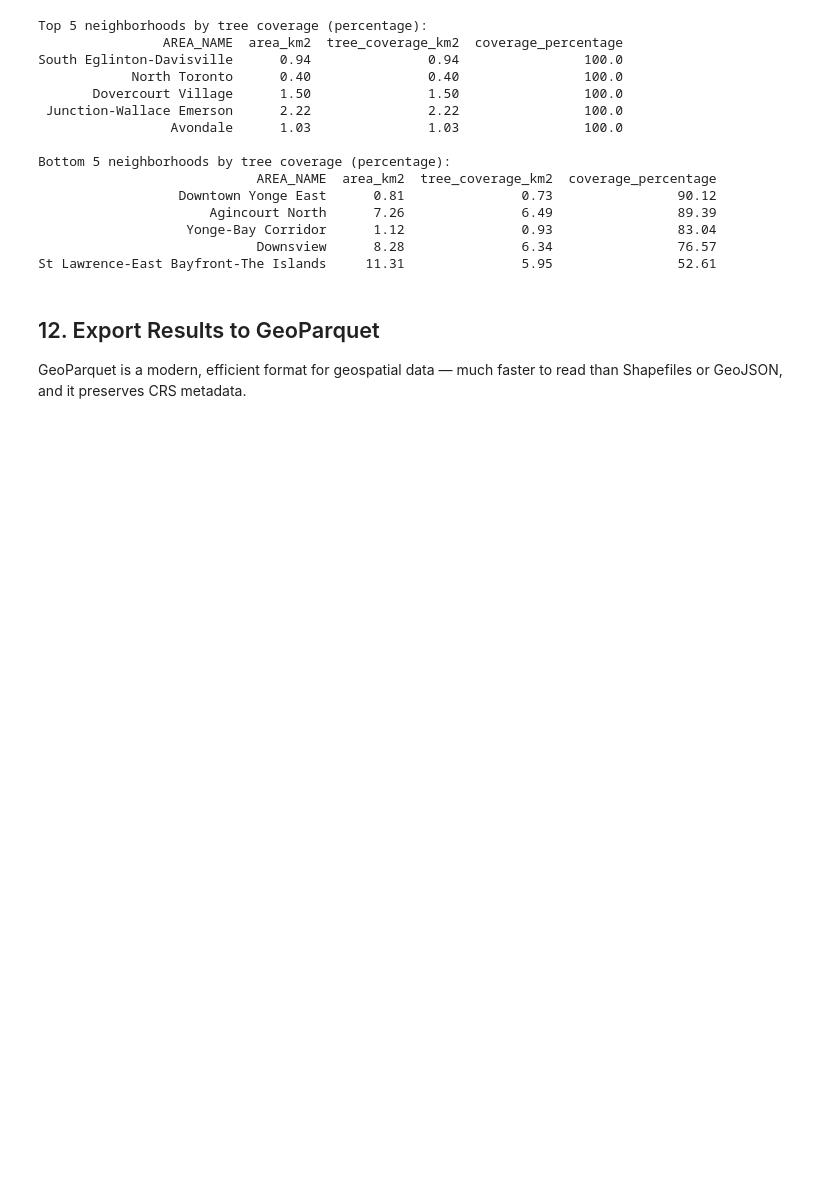
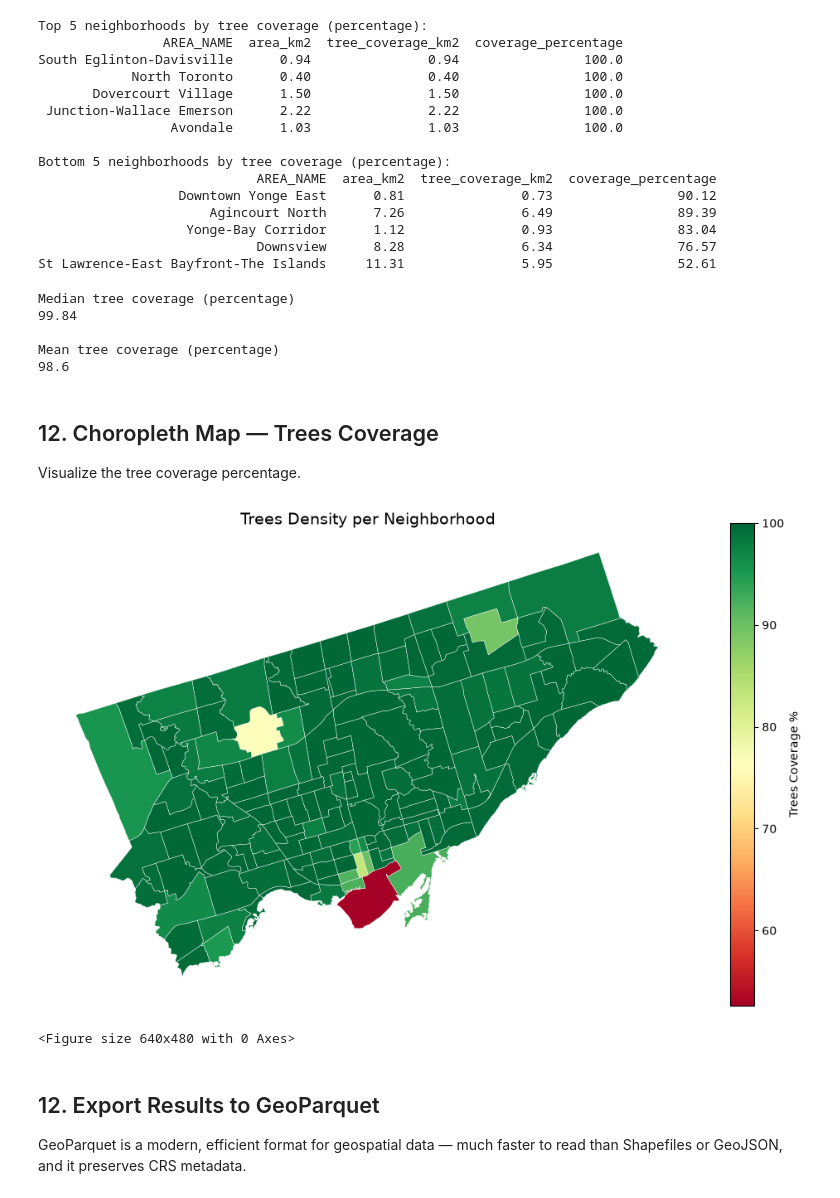
Before and after one commit to AdrianChC/tor-trees-analysis, a Jupyter notebook: analysis.ipynb, the cells around one changed output. Drawn from its saved outputs; the diff is of its cells as text; code cells hidden in the pictures; blank space fills up the shorter version.

```diff
--- a/analysis.ipynb
+++ b/analysis.ipynb
@@ -335,12 +375,6 @@ neigh_with_coverage = (
 neigh_with_coverage['coverage_percentage'] = (
     100 * neigh_with_coverage['tree_coverage_km2'] / neigh_with_coverage['area_km2']
 ).round(2)
-# %%
-# clean dataframe
-neigh_with_coverage = (
-    neigh_with_coverage[
-        ["AREA_NAME", "tree_count", "area_km2", "tree_coverage_km2", "coverage_percentage","geometry"]]
-)
 # %%
 # Top 5 covered neighborhoods
 densest = neigh_with_coverage.nlargest(5, 'coverage_percentage')
@@ -372,6 +406,44 @@ Bottom 5 neighborhoods by tree coverage (percentage):
                    Yonge-Bay Corridor      1.12               0.93                83.04
                             Downsview      8.28               6.34                76.57
 St Lawrence-East Bayfront-The Islands     11.31               5.95                52.61
+# %%
+print("Median tree coverage (percentage)")
+print(neigh_with_coverage["coverage_percentage"].median().round(2))
+print()
+print("Mean tree coverage (percentage)")
+print(neigh_with_coverage["coverage_percentage"].mean().round(2))
+# %% [output]
+Median tree coverage (percentage)
+99.84
+
+Mean tree coverage (percentage)
+98.6
+# %% [markdown]
+## 12. Choropleth Map — Trees Coverage
+
+Visualize the tree coverage percentage.
+# %%
+# set the plot
+fig, ax = plt.subplots(1, 1, figsize=(10, 10))
+
+neigh_with_coverage.plot(
+    ax=ax,
+    column='coverage_percentage',
+    cmap='RdYlGn',
+    legend=True,
+    edgecolor='white',
+    linewidth=0.3,
+    legend_kwds={'label': 'Trees Coverage %', 'shrink': 0.6},
+)
+
+ax.set_title('Trees Density per Neighborhood', fontsize=14)
+ax.set_axis_off()
+plt.tight_layout()
+plt.show()
+plt.savefig('./images/3-tree_coverage.png')
+# %% [output]
+[figure, added]
+<Figure size 640x480 with 0 Axes>
 # %% [markdown]
 ## 12. Export Results to GeoParquet
 
```
Also changed, not shown: parts of 7 cells of this notebook, 5 other files.
